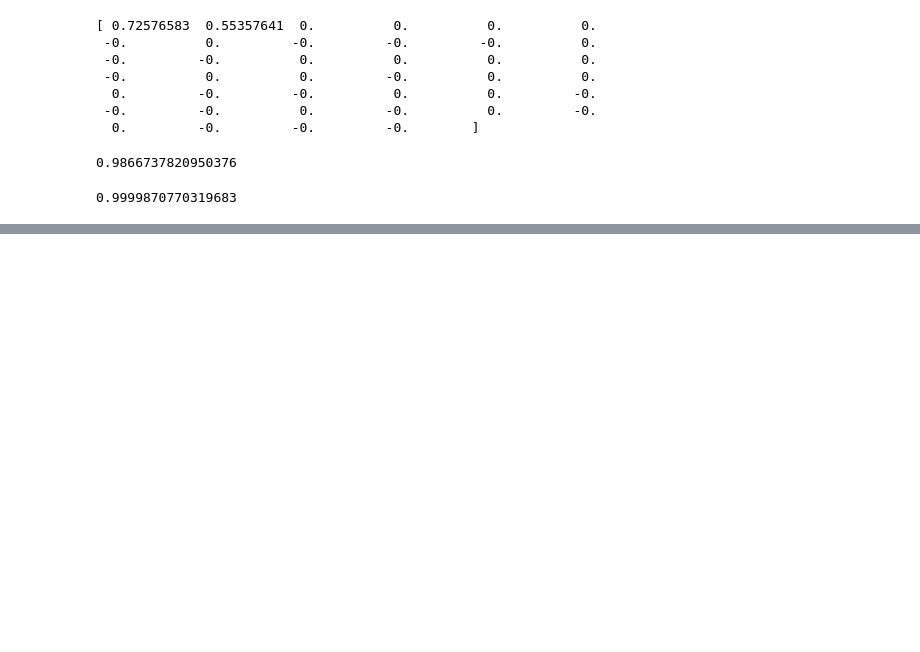
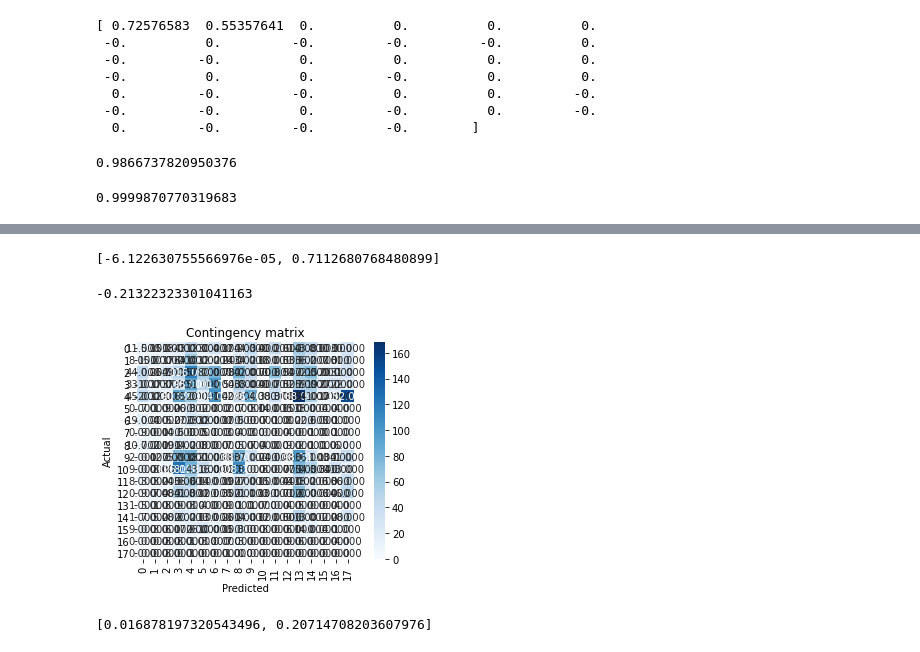
Before and after one commit to lambert-stephen/Data-Science-Final-Project, a Jupyter notebook: final_project.ipynb, the cells around one changed output, grey strips where cells are left out. Saved outputs shown, nothing was run; the diff lists cells and outputs as text; code cells hidden in the pictures; blank space fills up the shorter version.

```diff
--- a/final_project.ipynb
+++ b/final_project.ipynb
@@ -1218,0 +1275,34 @@ print(Rsqr_val)
+# %%
+# Results
+adjusted_rand_index = metrics.adjusted_rand_score(Y, clusters)
+silhouette_coefficient = metrics.silhouette_score(X_scaled, clusters, metric = "euclidean")
+print([adjusted_rand_index, silhouette_coefficient])
+# %% [output]
+[-6.122630755566976e-05, 0.7112680768480899]
+# %%
+# Compute evaluation metrics for the true clusters of the data (Platform)
+silhouette_coefficient = metrics.silhouette_score(X_scaled, Y, metric = "euclidean")
+print(silhouette_coefficient)
+# %% [output]
+-0.21322323301041163
+# %%
+# K-Means Clustering (Platform)
+clustering2 = KMeans(n_clusters = 18, init = 'random', n_init = 1, random_state = 2).fit(X_scaled)
+clusters2 = clustering2.labels_
+
+# Plot contingency matrix
+cont_matrix2 = metrics.cluster.contingency_matrix(Y, clusters2)
+sns.heatmap(cont_matrix2, annot = True, fmt = ".3f", square = True, cmap = plt.cm.Blues)
+plt.ylabel('Actual')
+plt.xlabel('Predicted')
+plt.title('Contingency matrix')
+plt.tight_layout()
+# %% [output]
+[figure, added]
+# %%
+# Results
+adjusted_rand_index2 = metrics.adjusted_rand_score(Y, clusters2)
+silhouette_coefficient2 = metrics.silhouette_score(X_scaled, clusters2, metric = "euclidean")
+print([adjusted_rand_index2, silhouette_coefficient2])
+# %% [output]
+[0.016878197320543496, 0.20714708203607976]
```
Also changed, not shown: parts of 26 cells of this notebook.
